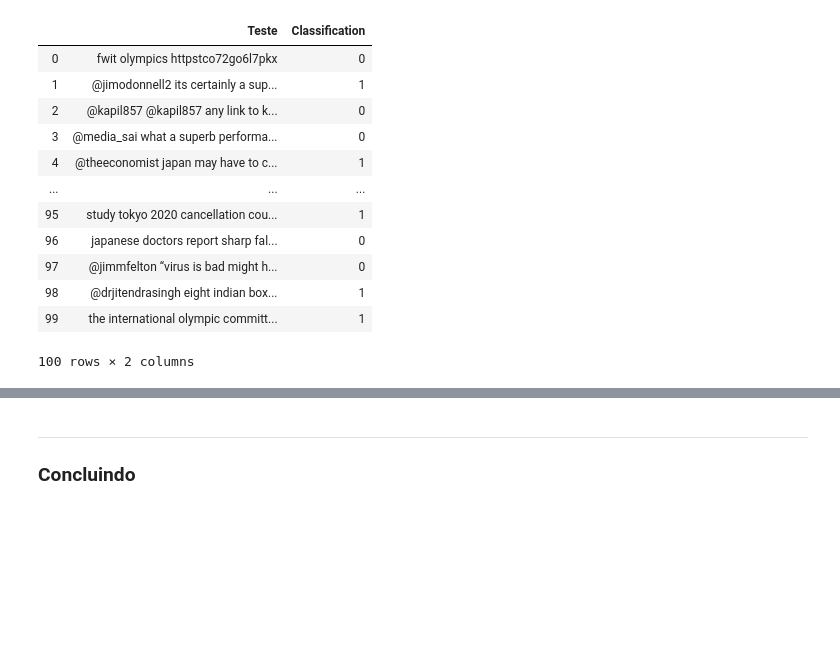
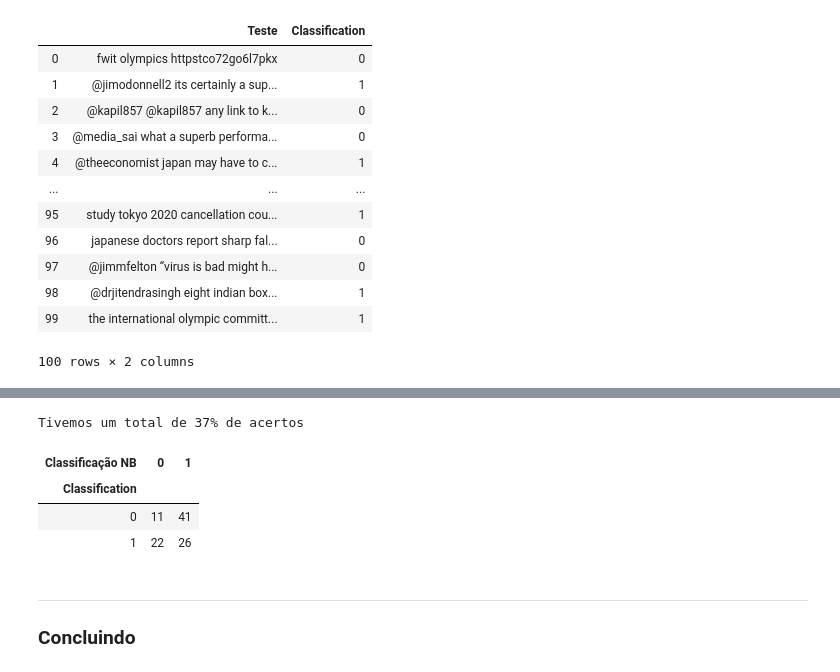
Before and after one commit to caioesr/cdados_proj1, a Jupyter notebook: Projeto1_Classificador_layout.ipynb, the cells around one changed output, grey strips where cells are left out. Cells and saved outputs as stored; diff of their text form; code cells hidden in the pictures; blank space fills up the shorter version.

```diff
--- a/Projeto1_Classificador_layout.ipynb
+++ b/Projeto1_Classificador_layout.ipynb
@@ -272,3 +350,19 @@ Agora você deve testar o seu classificador com a base de Testes.
+# %%
+# calculando a acurácia:
+acertos = 0
+for i in range(100):
+    if dados_teste['Classification'][i] == dados_teste['Classificação NB'][i]:
+        acertos += 1
+print('Tivemos um total de {0}% de acertos' .format(acertos))
+# %% [output]
+Tivemos um total de 37% de acertos
+# %%
+pd.crosstab(dados_teste['Classification'],dados_teste['Classificação NB'])
+# %% [output]
+| Classificação NB | 0 | 1 |
+| Classification |  |  |
+| 0 | 11 | 41 |
+| 1 | 22 | 26 |
 # %% [markdown]
 ___
 ### Concluindo
```
Also changed, not shown: parts of 13 cells of this notebook.
